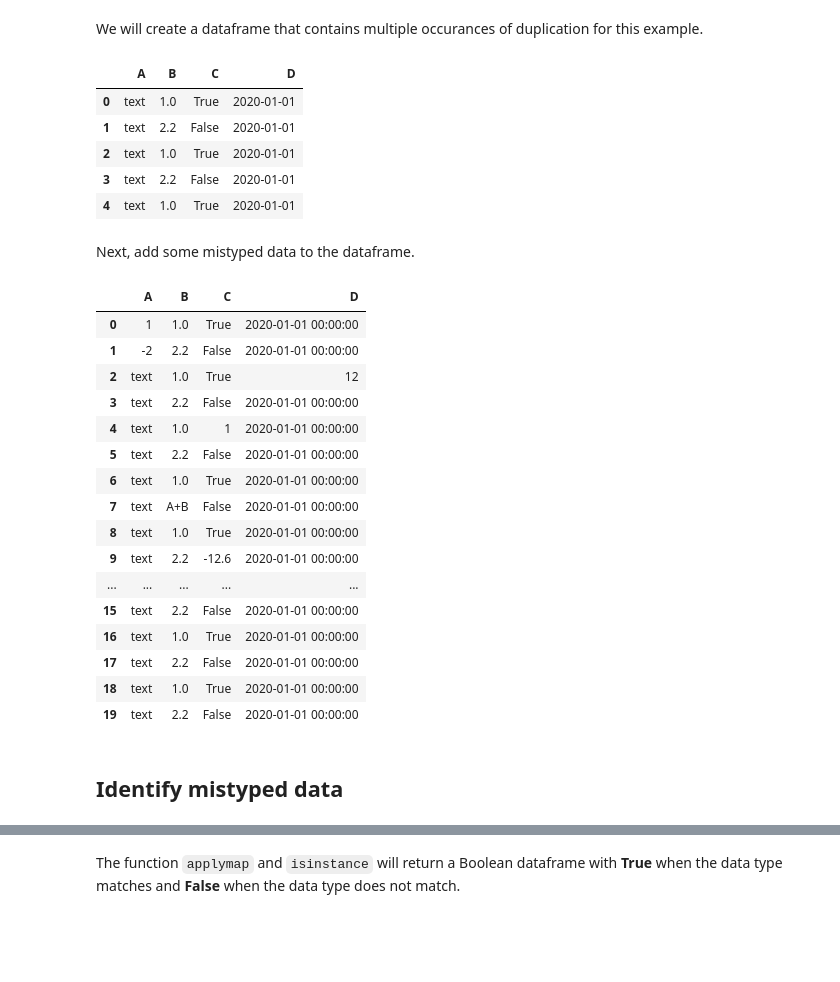
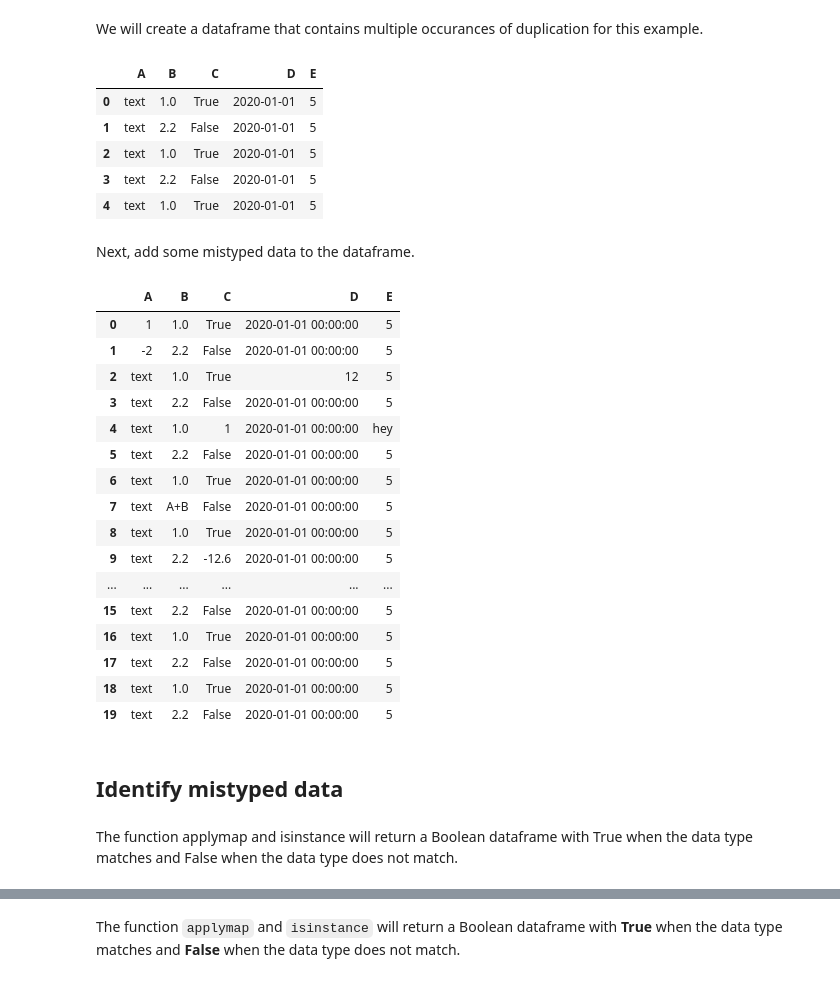
Before and after one commit to vatsdimri/feature-engineering-tutorials, a Jupyter notebook: data-cleaning/pandas-data-type-mismatch.ipynb, the cells around one changed output, grey strips where cells are left out. Saved outputs shown, nothing was run; the diff lists cells and outputs as text; code cells hidden in the pictures; blank space fills up the shorter version.

```diff
--- a/data-cleaning/pandas-data-type-mismatch.ipynb
+++ b/data-cleaning/pandas-data-type-mismatch.ipynb
@@ -25,49 +25,53 @@ df = pd.DataFrame({'A': ['text']*20,  # ['text']*20 creates a list of length 20
                    'B': [1, 2.2]*10,  # [1, 2.2]*10 creates a list of length 20 with the repetition of the two original elements
                    'C': [True, False]*10,  # [True, False]*10 will create a length 20 list with alternating True and False
                    'D': pd.to_datetime('2020-01-01'), # this line will create a pandas timestamp  object and fill all the rows of 'E' with the same object
-                #    'E': 5
+                   'E': 5
                   })
 # %%
 df.head()
 # %% [output]
-|  | A | B | C | D |
-| 0 | text | 1.0 | True | 2020-01-01 |
-| 1 | text | 2.2 | False | 2020-01-01 |
-| 2 | text | 1.0 | True | 2020-01-01 |
-| 3 | text | 2.2 | False | 2020-01-01 |
-| 4 | text | 1.0 | True | 2020-01-01 |
+|  | A | B | C | D | E |
+| 0 | text | 1.0 | True | 2020-01-01 | 5 |
+| 1 | text | 2.2 | False | 2020-01-01 | 5 |
+| 2 | text | 1.0 | True | 2020-01-01 | 5 |
+| 3 | text | 2.2 | False | 2020-01-01 | 5 |
+| 4 | text | 1.0 | True | 2020-01-01 | 5 |
 # %% [markdown]
 Next, add some mistyped data to the dataframe.
 # %%
 df.iloc[0,0] = 1
 df.iloc[1,0] = -2
 df.iloc[10,0] = pd.to_datetime('2021-01-01')
 df.iloc[5,1] = '2.2'
 df.iloc[7,1] = 'A+B'
 df.iloc[4,2] = 1
 df.iloc[5,2] = 'False'
 df.iloc[9,2] = -12.6
 df.iloc[12,2] = 'text'
 df.iloc[2,3] = 12
 df.iloc[12,3] = '2020-01-01'
+df.iloc[14, 4] = 'hello'
+df.iloc[4, 4] = 'hey'
 df
 # %% [output]
-|  | A | B | C | D |
-| 0 | 1 | 1.0 | True | 2020-01-01 00:00:00 |
-| 1 | -2 | 2.2 | False | 2020-01-01 00:00:00 |
-| 2 | text | 1.0 | True | 12 |
-| 3 | text | 2.2 | False | 2020-01-01 00:00:00 |
-| 4 | text | 1.0 | 1 | 2020-01-01 00:00:00 |
-| 5 | text | 2.2 | False | 2020-01-01 00:00:00 |
-| 6 | text | 1.0 | True | 2020-01-01 00:00:00 |
-| 7 | text | A+B | False | 2020-01-01 00:00:00 |
-| 8 | text | 1.0 | True | 2020-01-01 00:00:00 |
-| 9 | text | 2.2 | -12.6 | 2020-01-01 00:00:00 |
-| ... | ... | ... | ... | ... |
-| 15 | text | 2.2 | False | 2020-01-01 00:00:00 |
-| 16 | text | 1.0 | True | 2020-01-01 00:00:00 |
-| 17 | text | 2.2 | False | 2020-01-01 00:00:00 |
-| 18 | text | 1.0 | True | 2020-01-01 00:00:00 |
-| 19 | text | 2.2 | False | 2020-01-01 00:00:00 |
+|  | A | B | C | D | E |
+| 0 | 1 | 1.0 | True | 2020-01-01 00:00:00 | 5 |
+| 1 | -2 | 2.2 | False | 2020-01-01 00:00:00 | 5 |
+| 2 | text | 1.0 | True | 12 | 5 |
+| 3 | text | 2.2 | False | 2020-01-01 00:00:00 | 5 |
+| 4 | text | 1.0 | 1 | 2020-01-01 00:00:00 | hey |
+| 5 | text | 2.2 | False | 2020-01-01 00:00:00 | 5 |
+| 6 | text | 1.0 | True | 2020-01-01 00:00:00 | 5 |
+| 7 | text | A+B | False | 2020-01-01 00:00:00 | 5 |
+| 8 | text | 1.0 | True | 2020-01-01 00:00:00 | 5 |
+| 9 | text | 2.2 | -12.6 | 2020-01-01 00:00:00 | 5 |
+| ... | ... | ... | ... | ... | ... |
+| 15 | text | 2.2 | False | 2020-01-01 00:00:00 | 5 |
+| 16 | text | 1.0 | True | 2020-01-01 00:00:00 | 5 |
+| 17 | text | 2.2 | False | 2020-01-01 00:00:00 | 5 |
+| 18 | text | 1.0 | True | 2020-01-01 00:00:00 | 5 |
+| 19 | text | 2.2 | False | 2020-01-01 00:00:00 | 5 |
 # %% [markdown]
 ## Identify mistyped data
+# %% [markdown]
+The function applymap and isinstance will return a Boolean dataframe with True when the data type matches and False when the data type does not match.
```
Also changed, not shown: parts of 6 cells of this notebook.
